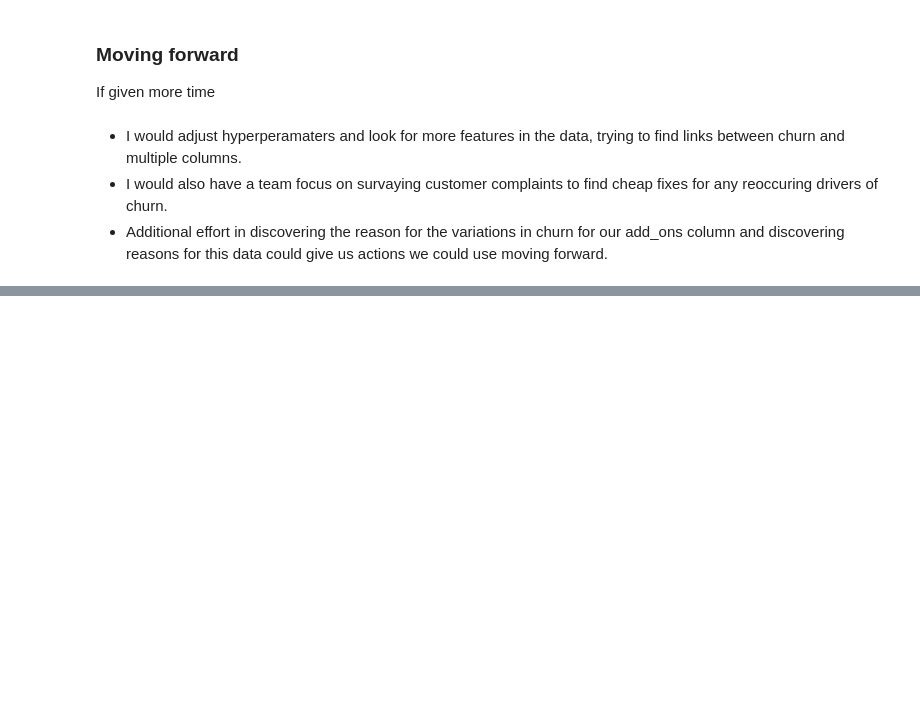
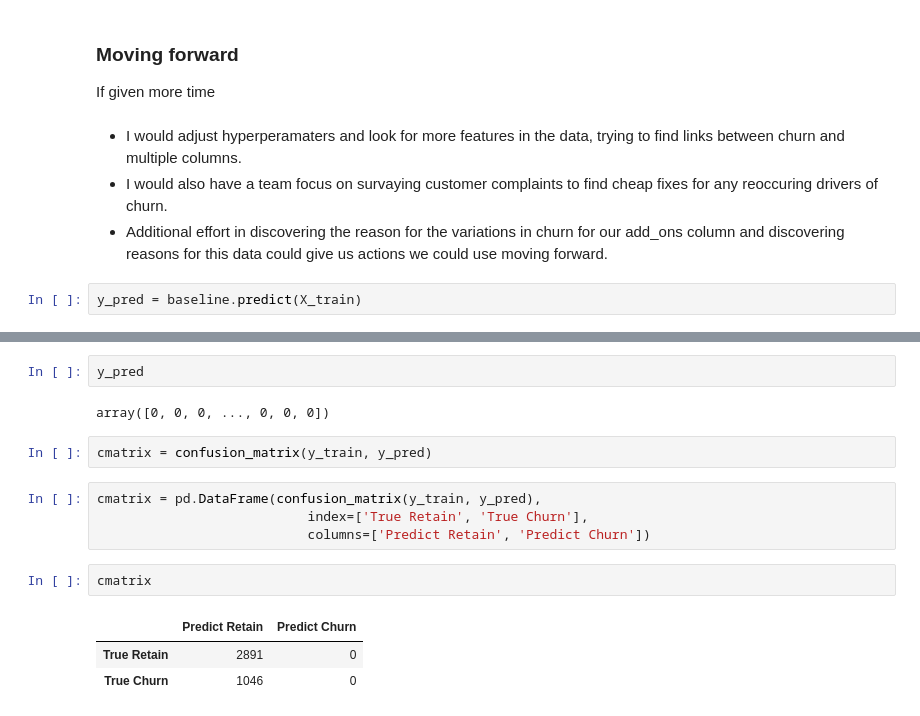
Before and after one commit to JaredVahle/telco_classification_project, a Jupyter notebook: telco_classification_project_final.ipynb, the cells around one changed output, grey strips where cells are left out. Saved outputs shown, nothing was run; the diff lists cells and outputs as text; blank space fills up the shorter version.

```diff
--- a/telco_classification_project_final.ipynb
+++ b/telco_classification_project_final.ipynb
@@ -782,3 +782,5 @@ If given more time
 - I would adjust hyperperamaters and look for more features in the data, trying to find links between churn and multiple columns.
 - I would also have a team focus on survaying customer complaints to find cheap fixes for any reoccuring drivers of churn.
 - Additional effort in discovering the reason for the variations in churn for our add_ons column and discovering reasons for this data could give us actions we could use moving forward.
+# %%
+y_pred = baseline.predict(X_train)
@@ -784,0 +808,16 @@ If given more time
+# %%
+y_pred
+# %% [output]
+array([0, 0, 0, ..., 0, 0, 0])
+# %%
+cmatrix = confusion_matrix(y_train, y_pred)
+# %%
+cmatrix = pd.DataFrame(confusion_matrix(y_train, y_pred),
+                           index=['True Retain', 'True Churn'],
+                           columns=['Predict Retain', 'Predict Churn'])
+# %%
+cmatrix
+# %% [output]
+|  | Predict Retain | Predict Churn |
+| True Retain | 2891 | 0 |
+| True Churn | 1046 | 0 |
```
Also changed, not shown: parts of 9 cells of this notebook, 1 other file.
